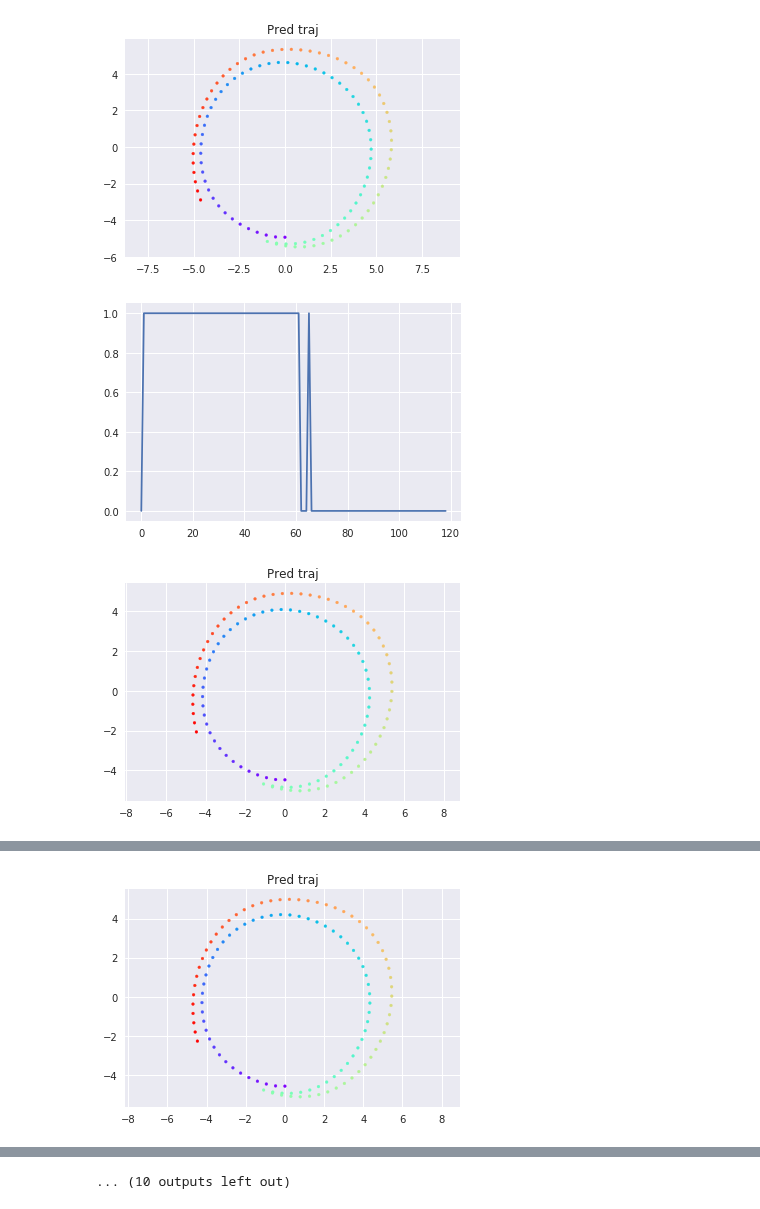
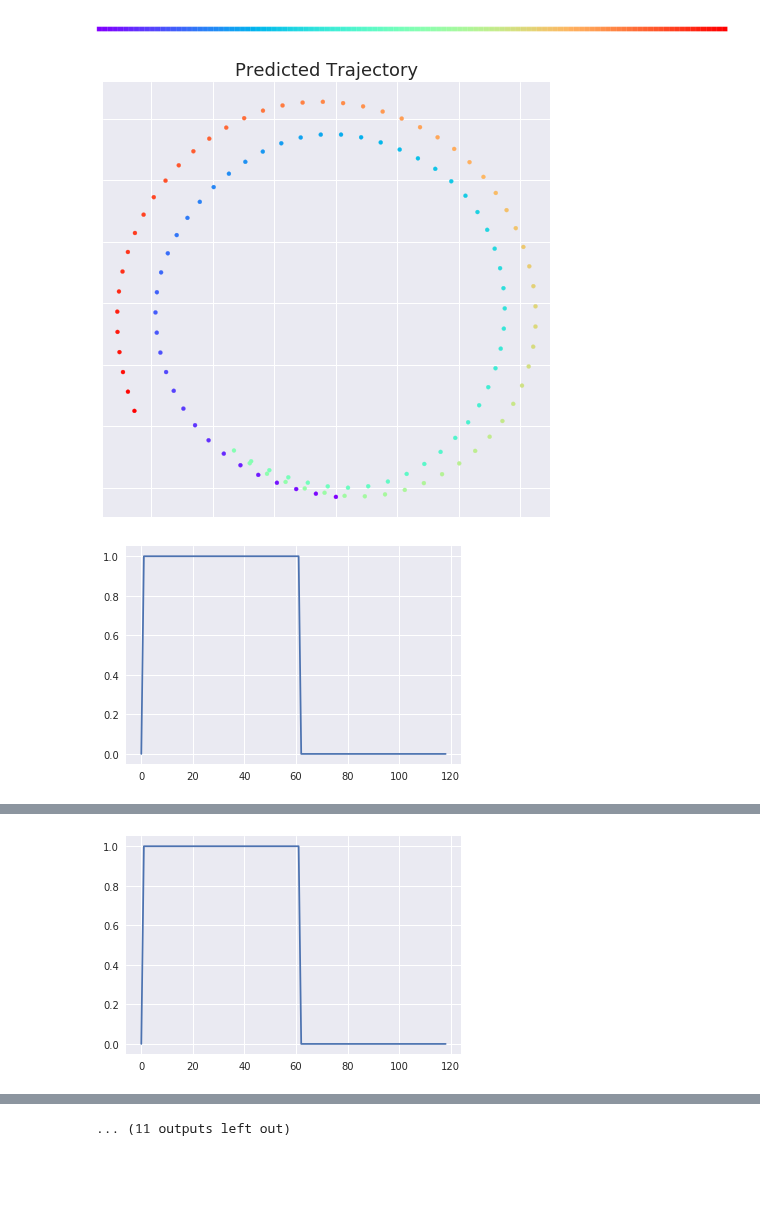
Before and after one commit to sharma-arjun/DirectedInfo-GAIL, a Jupyter notebook: IL/plots/visualize_gail_circle_results_pkl.ipynb, the cells around one changed output, grey strips where cells are left out. Cells and saved outputs as stored; diff of their text form; code cells hidden in the pictures; blank space fills up the shorter version.

Commit message:
Update visualization for circle results.

```diff
--- a/IL/plots/visualize_gail_circle_results_pkl.ipynb
+++ b/IL/plots/visualize_gail_circle_results_pkl.ipynb
@@ -45,36 +45,59 @@ sns.set()
 # %%
 # pkl_path = '/tmp/mohit_circle_traj_smooth_transition_with_reward/results.pkl'
 # pkl_path = '../results/circle/vae/tmp/mohit_circle_traj_len_362_with_reward_no_history_in_policy/results.pkl'
 # pkl_path = '../results/vae/tmp/meta_1_traj_50_policy_output_normalized_context_3_goal_1_history_4/results_495.pkl'
 # pkl_path = '../results/vae/tmp/meta_1_traj_50_traj_len_180_policy_output_normalized_context_3_goal_1_history_5_epoch_1000_temperature_5_noisy_next_state/results_435.pkl'
 # pkl_path = '../results/vae/tmp/meta_1_traj_50_traj_len_180_policy_output_normalized_context_3_goal_1_history_5_epoch_1000_temperature_5_noisy_next_state_lr_1e-4/results_cp_500.pkl'
 # pkl_path = '../results/vae/tmp/meta_1_traj_50_traj_len_180_policy_output_normalized_context_3_goal_1_history_5_epoch_1000_temperature_5_noisy_next_state_lr_1e-4_different_omega/results_400.pkl'
-pkl_path = '../results/circle/gail/old/meta_1_traj_100_opposite_circles_equal_radii_action_policy_output_normalized_context_2_goal_1_posterior_lambda_0.1_history_1_lr_1e-5_pretrained_policy/results/results_cp_4500.pkl'
 
+arjun_pkl_path = '../results/circle/gail/old/meta_1_traj_100_opposite_circles_equal_radii_action_policy_output_normalized_context_2_goal_1_posterior_lambda_0.1_history_1_lr_1e-5_pretrained_policy/results/results_cp_4500.pkl'
+
+mohit_pkl_path = '../results/circle/gail/meta_1_traj_100_opposite_circles_equal_radii_action_policy_output_normalized_context_2_goal_1_posterior_lambda_0.1_history_1_posterior_0.1_lr_1e-4/results_cp_3000.pkl'
+mohit_pkl_path = '../results/circle/gail/meta_1_traj_100_opposite_circles_equal_radii_action_policy_output_normalized_context_2_goal_1_history_1_posterior_0.1_lr_1e-4/results_cp_1900.pkl'
+mohit_pkl_path = '../results/circle/gail/meta_1_traj_100_opposite_circles_equal_radii_action_policy_output_normalized_context_2_goal_1_posterior_lambda_0.1_history_1_posterior_0.001_lr_1e-4/results_cp_2000.pkl'
+
+pkl_path = mohit_pkl_path
+
+colors = cm.rainbow(np.linspace(0, 1, pred_traj.shape[0]))
+sns.palplot(colors)
 
 with open(pkl_path, 'rb') as pkl_f:
     results_data = pickle.load(pkl_f)
+save_data_path = \
+    '../circle_results/meta_1_traj_100_opposite_circles_equal_radii_action_policy_output_normalized_context_2_goal_1_posterior_lambda_0.1_history_1_posterior_0.001_lr_1e-4/'
 for i in range(len(results_data['pred_traj_state'][0])):
     pred_traj = np.array(results_data['pred_traj_state'][0][i])[:,0,:]
     true_traj = np.array(results_data['true_traj_state'][0][i])[:,0,:]
     true_traj = np.reshape(true_traj, (true_traj.shape[0], -1))
 
     colors = cm.rainbow(np.linspace(0, 1, pred_traj.shape[0]))
-    plt.scatter(pred_traj[:, 0].tolist(), pred_traj[:, 1].tolist(), color=colors, s=8)
-    plt.axis('equal')
-    plt.title("Pred traj")
+    # sns.palplot(colors)
+
+    fig = plt.figure(figsize=(8, 8))
+    ax = fig.add_subplot(1, 1, 1)
+    ax.scatter(pred_traj[:, 0].tolist(), pred_traj[:, 1].tolist(),
+               color=colors, s=16)
+    ax.axis('equal')
+    ax.axes.xaxis.set_ticklabels([])
+    ax.axes.yaxis.set_ticklabels([])
+    ax.set_title("Predicted Trajectory", fontsize=18)
+
+    plt.savefig(
+        '{}/result_{}.pdf'.format(save_data_path, i),
+        bbox_inches='tight',
+    )
     plt.show()
 
     # plt.scatter(true_traj[:, 0].tolist(), true_traj[:, 1].tolist(), color=colors, s=8)
     # plt.axis('equal')
     # plt.title("True traj")
     # plt.show()
 
     pred_context = np.argmax(
         np.reshape(np.array(results_data['pred_context'][0][i]), (119, -1)), axis=1)
     plt.plot(pred_context.tolist())
     plt.show()
 # %% [output]
-[figure, old version]
+[figure, new version]
-[figure, old version]
+[figure, new version]
-[figure, old version]
+[figure, new version]
@@ -82 +105 @@ for i in range(len(results_data['pred_traj_state'][0])):
-[figure, old version]
+[figure, new version]
@@ -90 +113 @@ for i in range(len(results_data['pred_traj_state'][0])):
-... (10 outputs left out)
+... (11 outputs left out)
```
Also changed, not shown: parts of 1 cell of this notebook, 1 other file.
